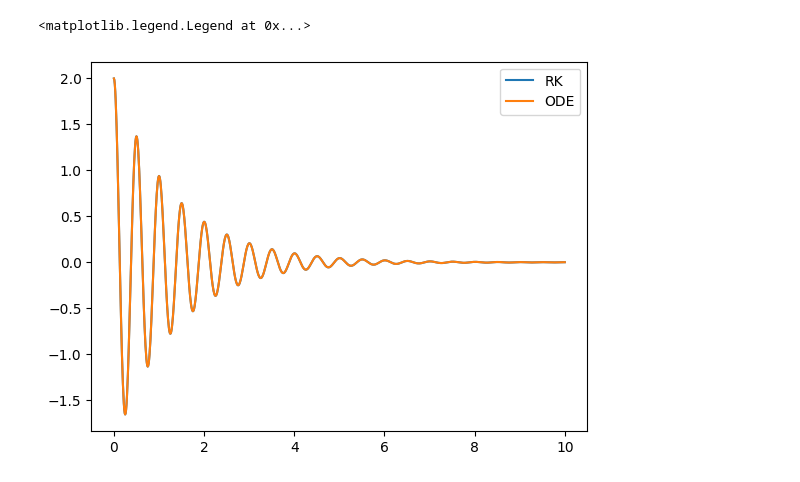
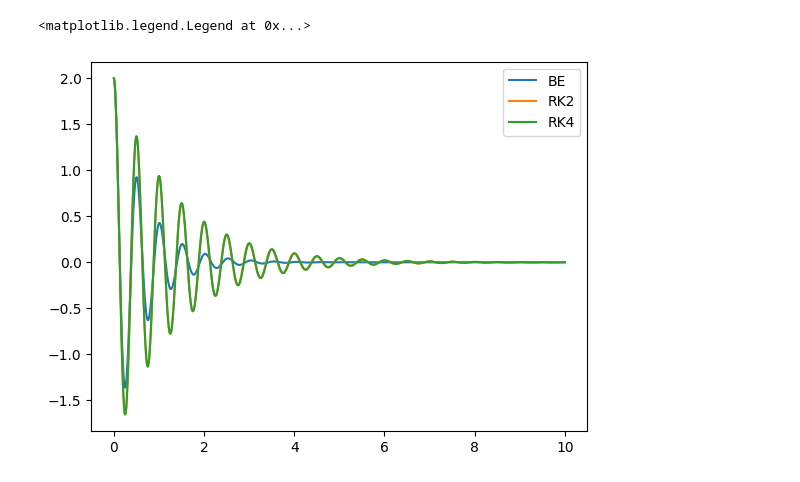
Before and after one commit to XDMisonoXDMikaXD/diffy-qs-solver, a Jupyter notebook: ODE_integrator.ipynb, the cells around one changed output. Saved outputs shown, nothing was run; the diff lists cells and outputs as text; code cells hidden in the pictures.

```diff
--- a/ODE_integrator.ipynb
+++ b/ODE_integrator.ipynb
@@ -36,26 +36,28 @@ for i in range(0, len(t) - 1):
     xB[:,i+1] = np.linalg.inv(np.eye(2) - dt*A) @ xB[:,i]
 # %%
 #improved Euler 2nd order
-xE = np.zeros((2,len(t)))
-xE[:,0] = x0
-k = np.zeros((2,1))
+xE2 = np.zeros((2,len(t)))
+xE2[:,0] = x0
+k1 = np.zeros((2,1))
+k2 = np.zeros((2,1))
 for i in range(len(t) - 1):
-    k = (dt*A) @ x[:,i]
-    xE[:,i+1] = x[:,i] + 0.5*(k + dt*A@k )
+    k1 = dt*A @ xE2[:,i]
+    k2 = dt*A @ (k1 + xE2[:,i])
+    xE2[:,i+1] = xE2[:,i] + 0.5*(k1 + k2)
 # %%
 #DIY Runge-Kutta 4th order
-xRK = np.zeros((2,len(t)))
-xRK[:,0] = x0
+xRK4 = np.zeros((2,len(t)))
+xRK4[:,0] = x0
 k1 = np.zeros((2,1))
 k2 = np.zeros((2,1))
 k3 = np.zeros((2,1))
 k4 = np.zeros((2,1))
 for i in range(len(t) - 1):
-    k1 = dt*A@ xRK[:,i]
-    k2 = dt*A@ (0.5*k1 + xRK[:,i])
-    k3 = dt*A@ (0.5*k2 + xRK[:,i])
-    k4 = dt*A@ (k3 + xRK[:,i])
-    xRK[:,i+1] = xRK[:,i] + (k1 + 2*k2 + 2*k3 + k4)/6
+    k1 = dt*A@ xRK4[:,i]
+    k2 = dt*A@ (0.5*k1 + xRK4[:,i])
+    k3 = dt*A@ (0.5*k2 + xRK4[:,i])
+    k4 = dt*A@ (k3 + xRK4[:,i])
+    xRK4[:,i+1] = xRK4[:,i] + (k1 + 2*k2 + 2*k3 + k4)/6
 # %%
 #Standard Runge-Kutta
 def ODE(t,x):
@@ -64,13 +66,12 @@ def ODE(t,x):
 solve = solve_ivp(ODE, (t_init,t_fin), x0, t_eval=t)
 xODE=solve.y
 # %%
-#plt.plot(t,x[0,:])
-#plt.plot(t,xB[0,:])
-#plt.plot(t,xE[0,:])
-plt.plot(t,xRK[0,:])
-plt.plot(t,xODE[0,:])
-plt.legend(['RK','ODE'])
-#plt.legend(['FE','BE','FE2','RK4'])
+#plt.plot(t,xE1[0,:])
+plt.plot(t,xB[0,:])
+plt.plot(t,xE2[0,:])
+plt.plot(t,xRK4[0,:])
+#plt.plot(t,xODE[0,:])
+plt.legend(['BE','RK2','RK4'])
 # %% [output]
 <matplotlib.legend.Legend at 0x...>
-[figure, old version]
+[figure, new version]
```
Also changed, not shown: parts of 2 cells of this notebook.
